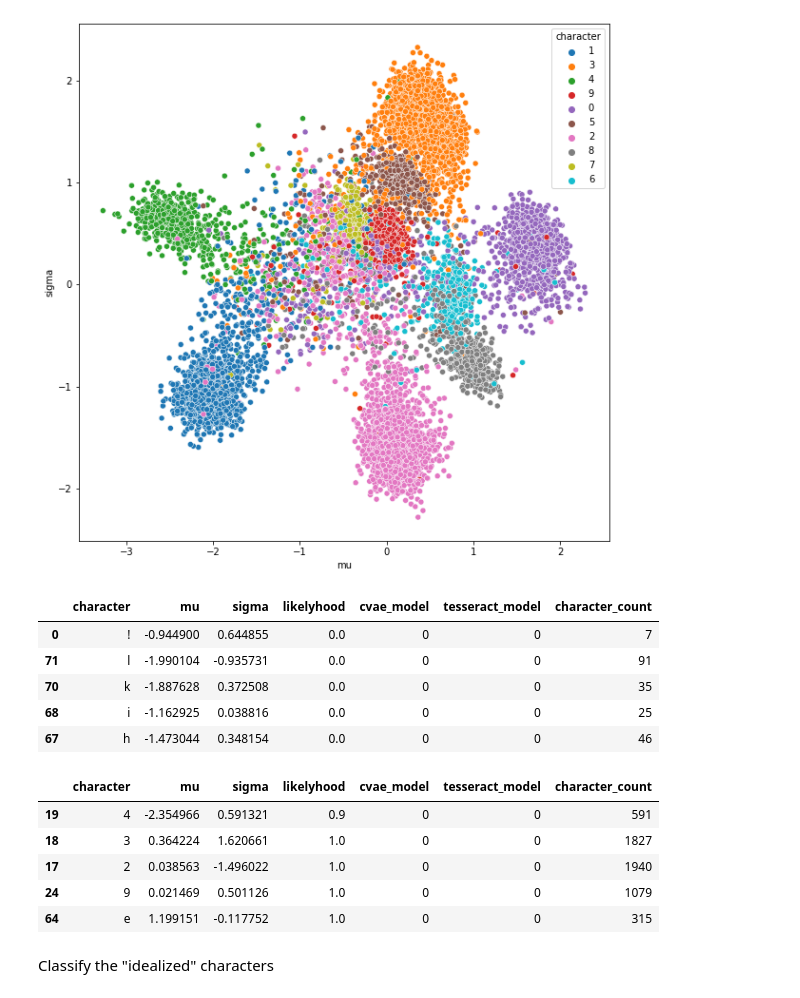
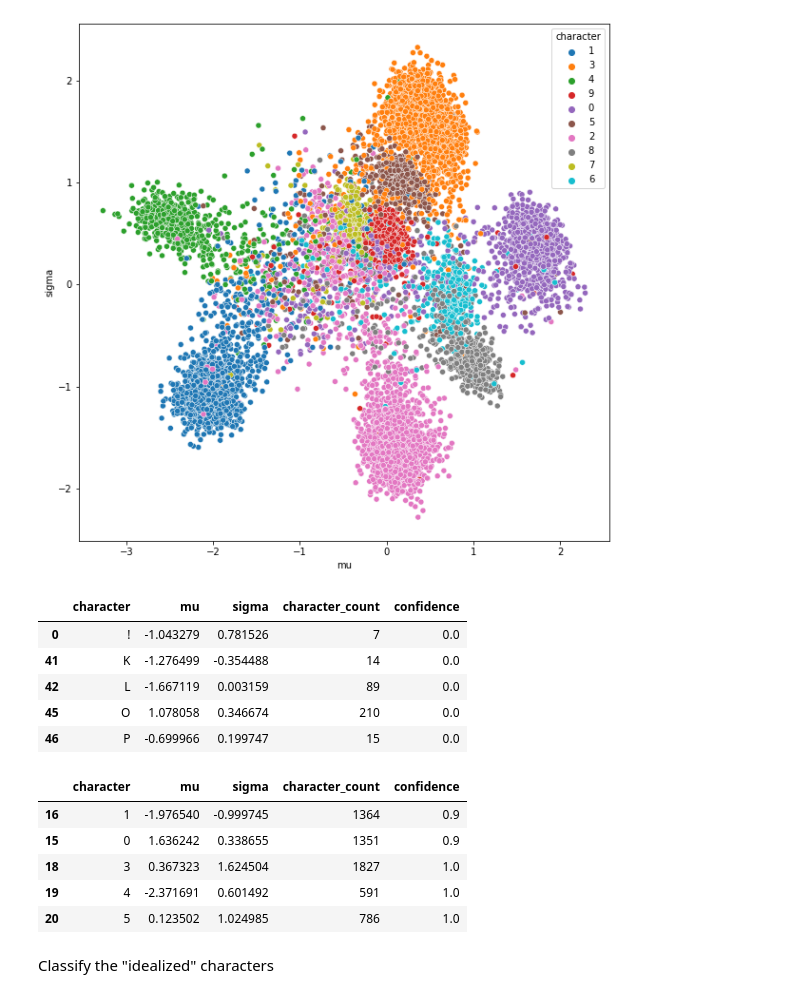
Before and after one commit to ggdhines/historical-transcriptions, a Jupyter notebook: notebooks/ocr followup.ipynb, the cells around one changed output. Cells and saved outputs as stored; diff of their text form; code cells hidden in the pictures.

```diff
--- a/notebooks/ocr followup.ipynb
+++ b/notebooks/ocr followup.ipynb
@@ -213,27 +211,21 @@ clf = latent_model.build_or_load_classifier(train_df,directory,"base_model")
-# %%
-ideal_df = train_df.groupby("character")[["mu","sigma"]].median().reset_index()
-ideal_df["likelyhood"] = latent_model.classify_latent(ideal_df,clf)
-
-ideal_df["cvae_model"] = 0
-ideal_df["tesseract_model"] = 0
-
-size_df = train_df.groupby("character").size().reset_index()
-size_df = size_df.rename(columns={0:"character_count"})
-ideal_df = ideal_df.merge(size_df,on="character")
-
-display.display(ideal_df.sort_values("likelyhood").head(5))
-display.display(ideal_df.sort_values("likelyhood").tail(5))
-# %% [output]
-|  | character | mu | sigma | likelyhood | cvae_model | tesseract_model | character_count |
-| 0 | ! | -0.944900 | 0.644855 | 0.0 | 0 | 0 | 7 |
-| 71 | l | -1.990104 | -0.935731 | 0.0 | 0 | 0 | 91 |
-| 70 | k | -1.887628 | 0.372508 | 0.0 | 0 | 0 | 35 |
-| 68 | i | -1.162925 | 0.038816 | 0.0 | 0 | 0 | 25 |
-| 67 | h | -1.473044 | 0.348154 | 0.0 | 0 | 0 | 46 |
-|  | character | mu | sigma | likelyhood | cvae_model | tesseract_model | character_count |
-| 19 | 4 | -2.354966 | 0.591321 | 0.9 | 0 | 0 | 591 |
-| 18 | 3 | 0.364224 | 1.620661 | 1.0 | 0 | 0 | 1827 |
-| 17 | 2 | 0.038563 | -1.496022 | 1.0 | 0 | 0 | 1940 |
-| 24 | 9 | 0.021469 | 0.501126 | 1.0 | 0 | 0 | 1079 |
-| 64 | e | 1.199151 | -0.117752 | 1.0 | 0 | 0 | 315 |
+# %%
+importlib.reload(latent_model)
+clf = latent_model.Classifier(directory,"base_model")
+# %%
+ideal_df = clf.create_and_classify_idealized(train_latent_df)
+display.display(ideal_df.sort_values("confidence").head(5))
+display.display(ideal_df.sort_values("confidence").tail(5))
+# %% [output]
+|  | character | mu | sigma | character_count | confidence |
+| 0 | ! | -1.043279 | 0.781526 | 7 | 0.0 |
+| 41 | K | -1.276499 | -0.354488 | 14 | 0.0 |
+| 42 | L | -1.667119 | 0.003159 | 89 | 0.0 |
+| 45 | O | 1.078058 | 0.346674 | 210 | 0.0 |
+| 46 | P | -0.699966 | 0.199747 | 15 | 0.0 |
+|  | character | mu | sigma | character_count | confidence |
+| 16 | 1 | -1.976540 | -0.999745 | 1364 | 0.9 |
+| 15 | 0 | 1.636242 | 0.338655 | 1351 | 0.9 |
+| 18 | 3 | 0.367323 | 1.624504 | 1827 | 1.0 |
+| 19 | 4 | -2.371691 | 0.601492 | 591 | 1.0 |
+| 20 | 5 | 0.123502 | 1.024985 | 786 | 1.0 |
 # %%
```
Also changed, not shown: parts of 4 cells of this notebook, 1 other file.
